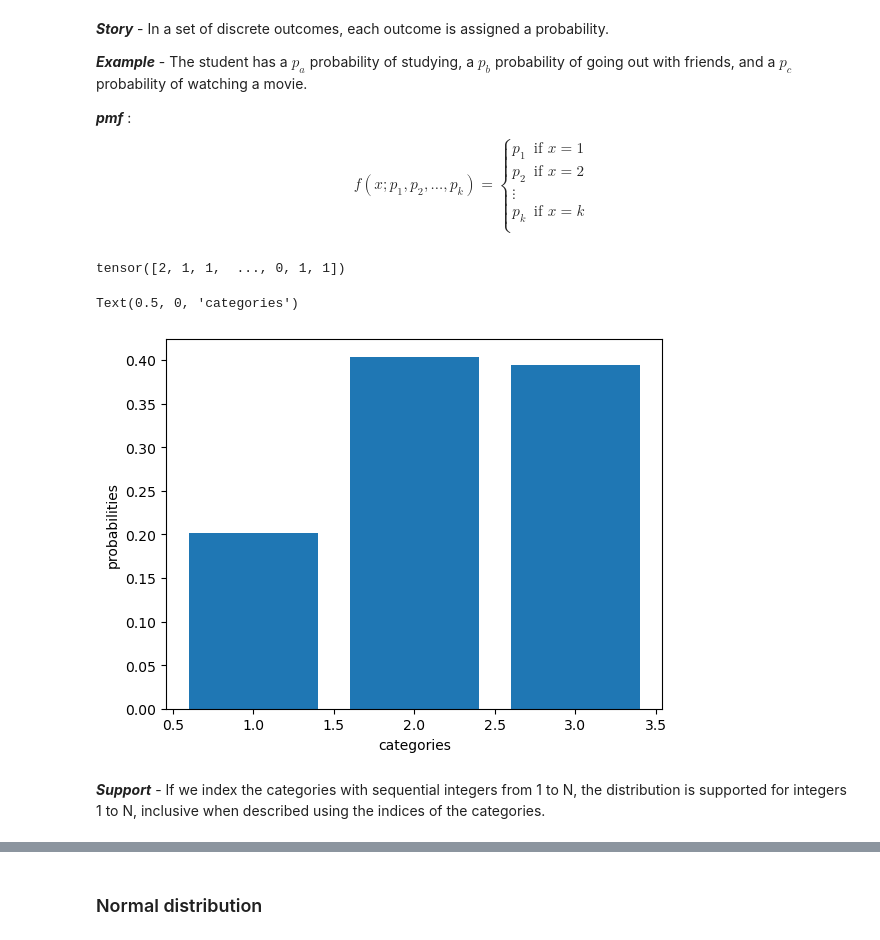
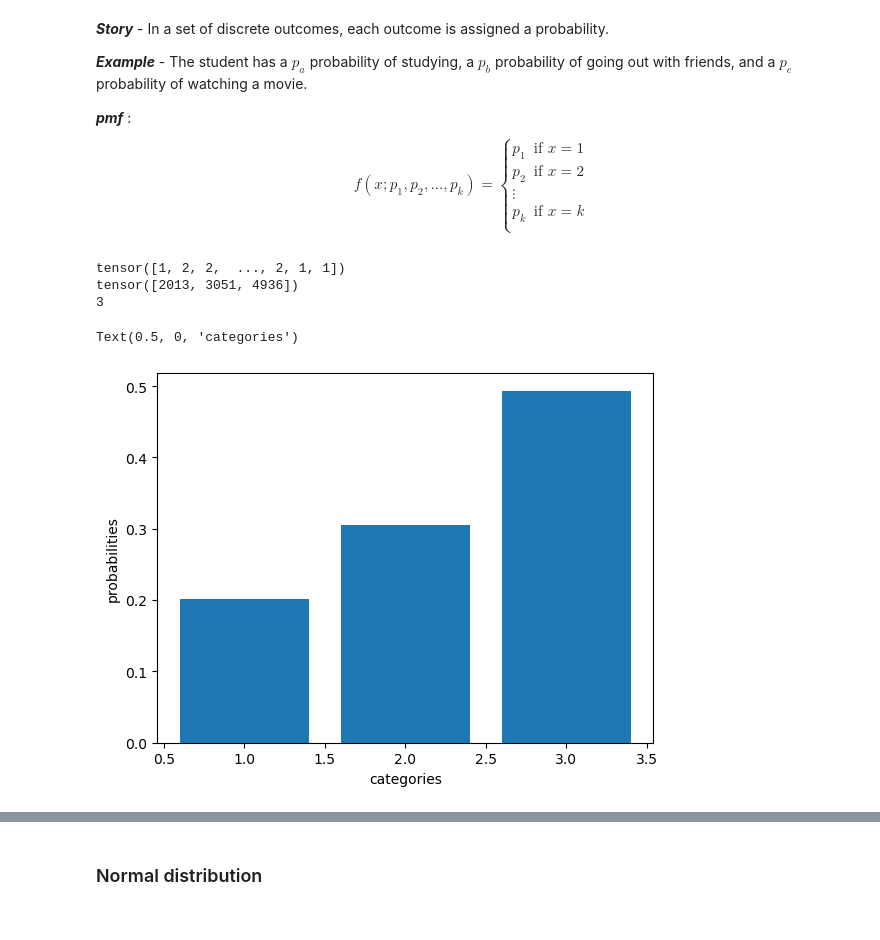
Before and after one commit to rishabh-mondal/Rishabh-mondal.github.io, a Jupyter notebook: posts/Sampling_distributions.ipynb, the cells around one changed output, grey strips where cells are left out. Cells and saved outputs as stored; diff of their text form; code cells hidden in the pictures.

```diff
--- a/posts/Sampling_distributions.ipynb
+++ b/posts/Sampling_distributions.ipynb
@@ -144,25 +123,23 @@ p_k & \text{if } x = k \\
 \end{cases}
 $$
 # %%
-import torch.distributions as dist
 from torch.distributions import Categorical
-probs=torch.tensor([0.20,0.40,0.40])
+probs=torch.tensor([0.20,0.30,0.50])
 categorical_distribution = Categorical(probs)
 categorical_numbers = categorical_distribution.sample((n_samples,))
 print(categorical_numbers)
-category_counts = torch.bincount(categorical_numbers)
+category_counts = torch.bincount(categorical_numbers) #Bincount:count the number of occurrences of each value                                                       #of occurrences of each value
 probabilities = category_counts / n_samples
-#print(category_counts)
-#print(probabilities)
+print(category_counts)
+print(len(probabilities))
 categories = torch.arange(1,len(probabilities)+1)
 #print(categories)
 plt.bar(categories, probabilities)
 plt.ylabel("probabilities")
 plt.xlabel("categories")
 # %% [output]
-tensor([2, 1, 1,  ..., 0, 1, 1])
+tensor([1, 2, 2,  ..., 2, 1, 1])
+tensor([2013, 3051, 4936])
+3
 Text(0.5, 0, 'categories')
-[figure, old version]
+[figure, new version]
-# %% [markdown]
-***Support*** -
-If we index the categories with sequential integers from 1 to N, the distribution is supported for integers 1 to N, inclusive when described using the indices of the categories.
```
Also changed, not shown: parts of 38 cells of this notebook, 22 other files.
